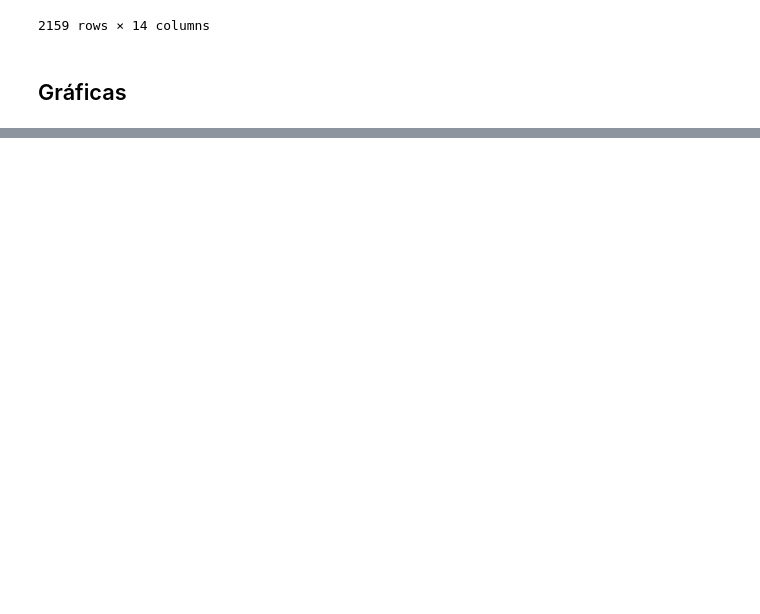
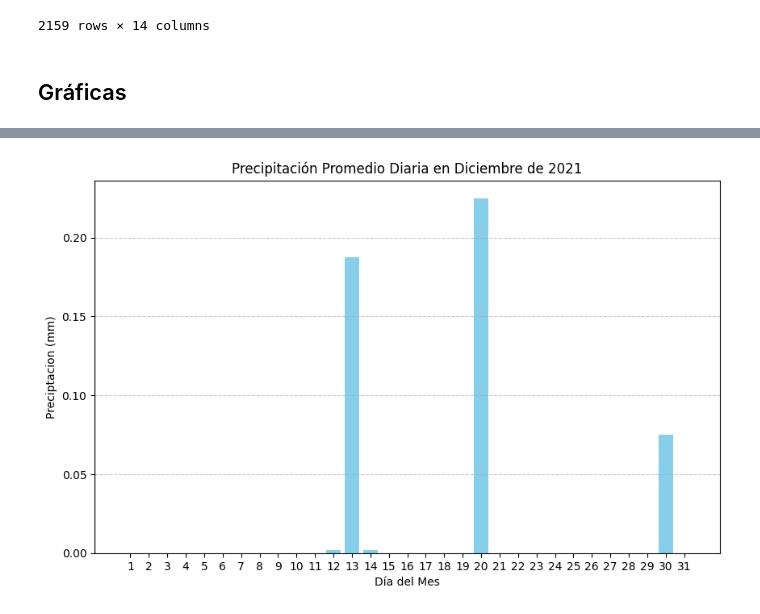
Before and after one commit to aldodds/DS_Python_WeatherStation, a Jupyter notebook: EstacionMeteorologica.ipynb, the cells around one changed output, grey strips where cells are left out. Saved outputs shown, nothing was run; the diff lists cells and outputs as text; code cells hidden in the pictures; blank space fills up the shorter version.

```diff
--- a/EstacionMeteorologica.ipynb
+++ b/EstacionMeteorologica.ipynb
@@ -686,0 +707,17 @@ estacion_meteorologica_rango_fecha
+# %%
+datos_dic_2021 = estacion_meteorologica.loc['2021-12']
+
+# Agrupar por día y calcular el promedio de precipitación
+precipitacion_promedio_diaria = datos_dic_2021.groupby('Day')['Preciptacion (mm)'].mean()
+
+# Crear la gráfica de barras
+plt.figure(figsize=(10, 6))
+plt.bar(precipitacion_promedio_diaria.index, precipitacion_promedio_diaria.values, color='skyblue')
+plt.title('Precipitación Promedio Diaria en Diciembre de 2021')
+plt.xlabel('Día del Mes')
+plt.ylabel('Preciptacion (mm)')
+plt.xticks(range(1, 32))  # Mostrar los días del 1 al 31
+plt.grid(axis='y', linestyle='--', alpha=0.7)
+plt.show()
+# %% [output]
+[figure, added]
```
Also changed, not shown: parts of 4 cells of this notebook.
